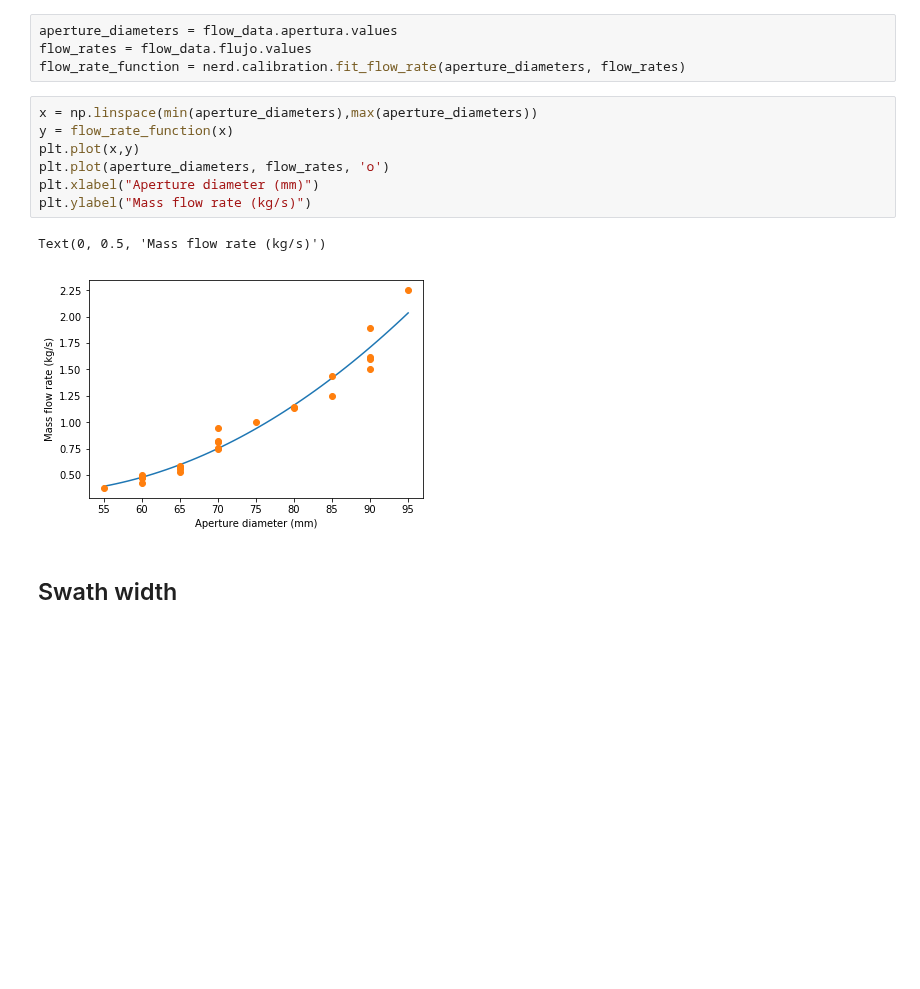
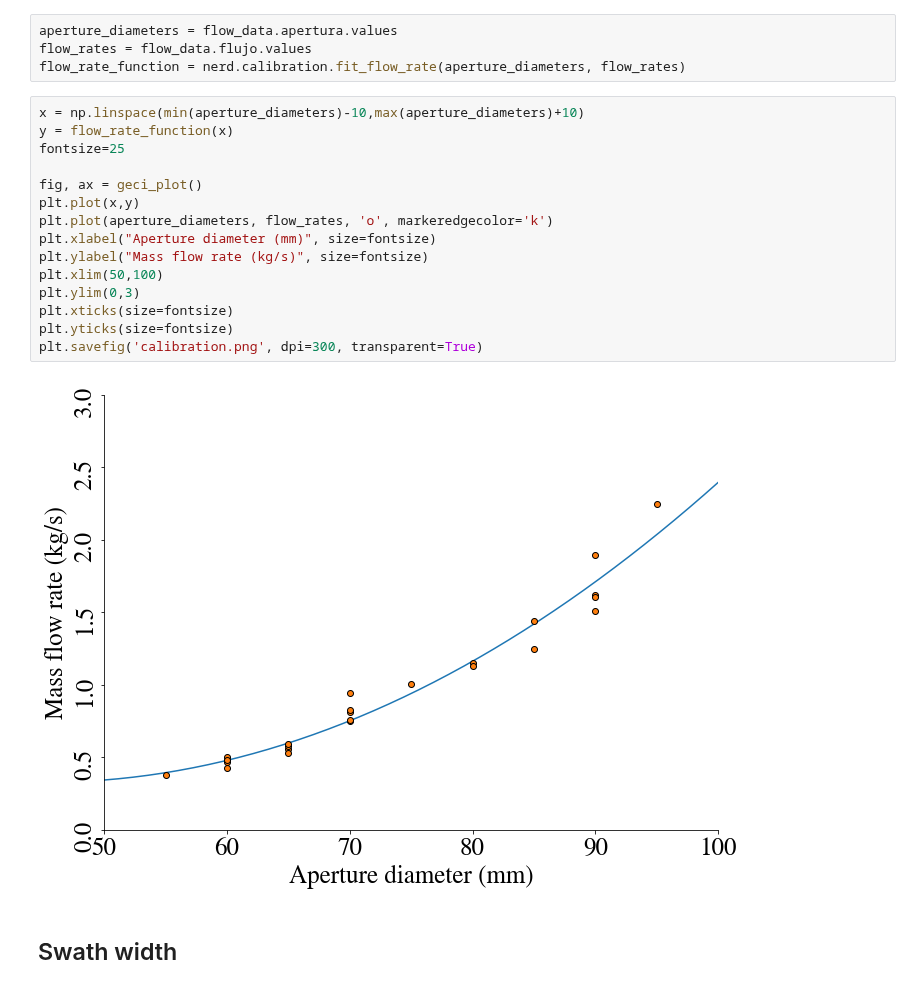
Before and after one commit to siduartep/nerd, a Jupyter notebook: examples/calibration-demo.ipynb, the cells around one changed output. Cells and saved outputs as stored; diff of their text form; blank space fills up the shorter version.

Commit message:
🎨 update calibration plots notebook

```diff
--- a/examples/calibration-demo.ipynb
+++ b/examples/calibration-demo.ipynb
@@ -20,15 +22,22 @@ aperture_diameters = flow_data.apertura.values
 flow_rates = flow_data.flujo.values
 flow_rate_function = nerd.calibration.fit_flow_rate(aperture_diameters, flow_rates)
 # %%
-x = np.linspace(min(aperture_diameters),max(aperture_diameters))
+x = np.linspace(min(aperture_diameters)-10,max(aperture_diameters)+10)
 y = flow_rate_function(x)
+fontsize=25
+
+fig, ax = geci_plot()
 plt.plot(x,y)
-plt.plot(aperture_diameters, flow_rates, 'o')
-plt.xlabel("Aperture diameter (mm)")
-plt.ylabel("Mass flow rate (kg/s)")
+plt.plot(aperture_diameters, flow_rates, 'o', markeredgecolor='k')
+plt.xlabel("Aperture diameter (mm)", size=fontsize)
+plt.ylabel("Mass flow rate (kg/s)", size=fontsize)
+plt.xlim(50,100)
+plt.ylim(0,3)
+plt.xticks(size=fontsize)
+plt.yticks(size=fontsize)
+plt.savefig('calibration.png', dpi=300, transparent=True)
 # %% [output]
-Text(0, 0.5, 'Mass flow rate (kg/s)')
-[figure, old version]
+[figure, new version]
 # %% [markdown]
 ## Swath width
 # %%
```
Also changed, not shown: parts of 9 cells of this notebook.
